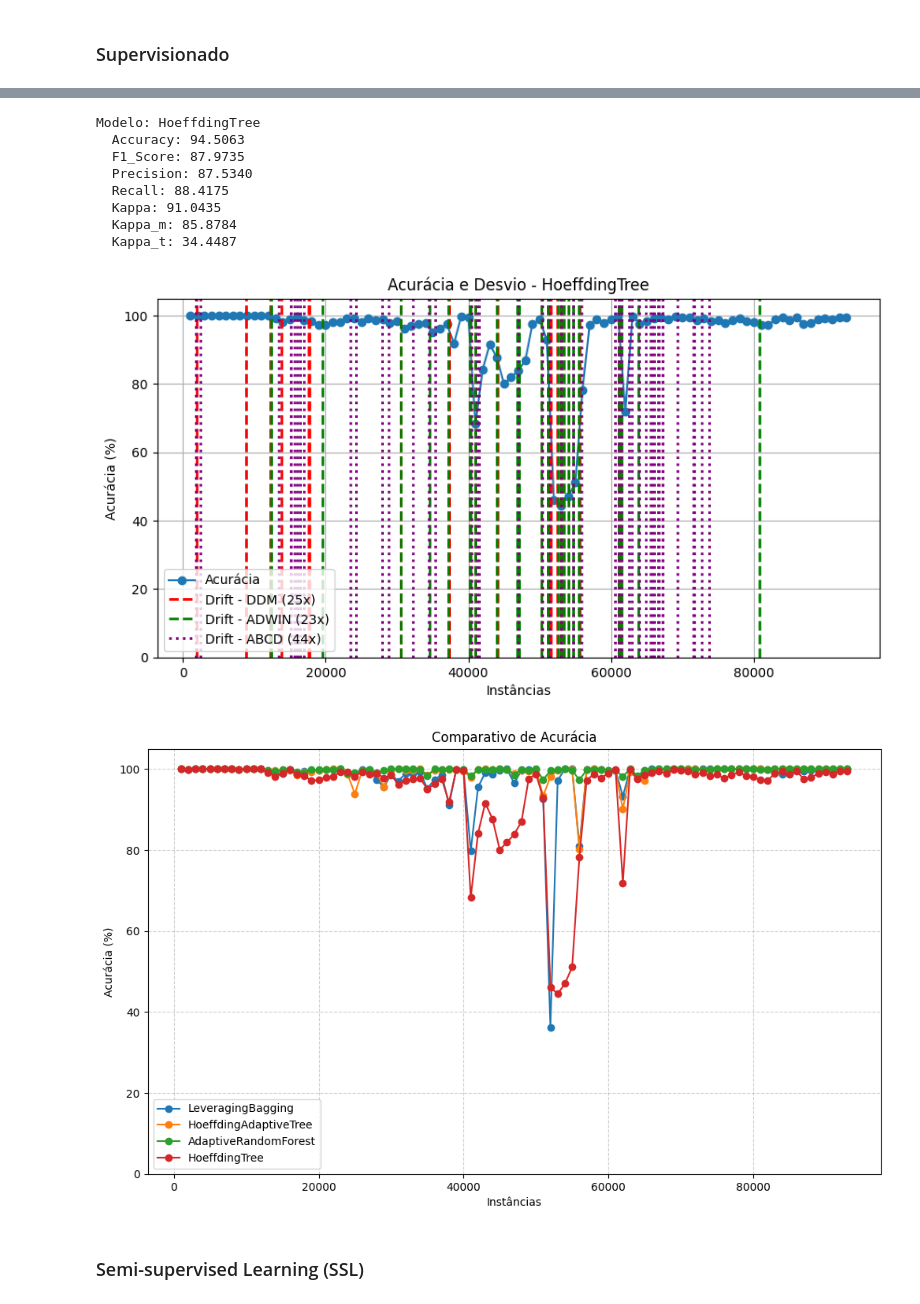
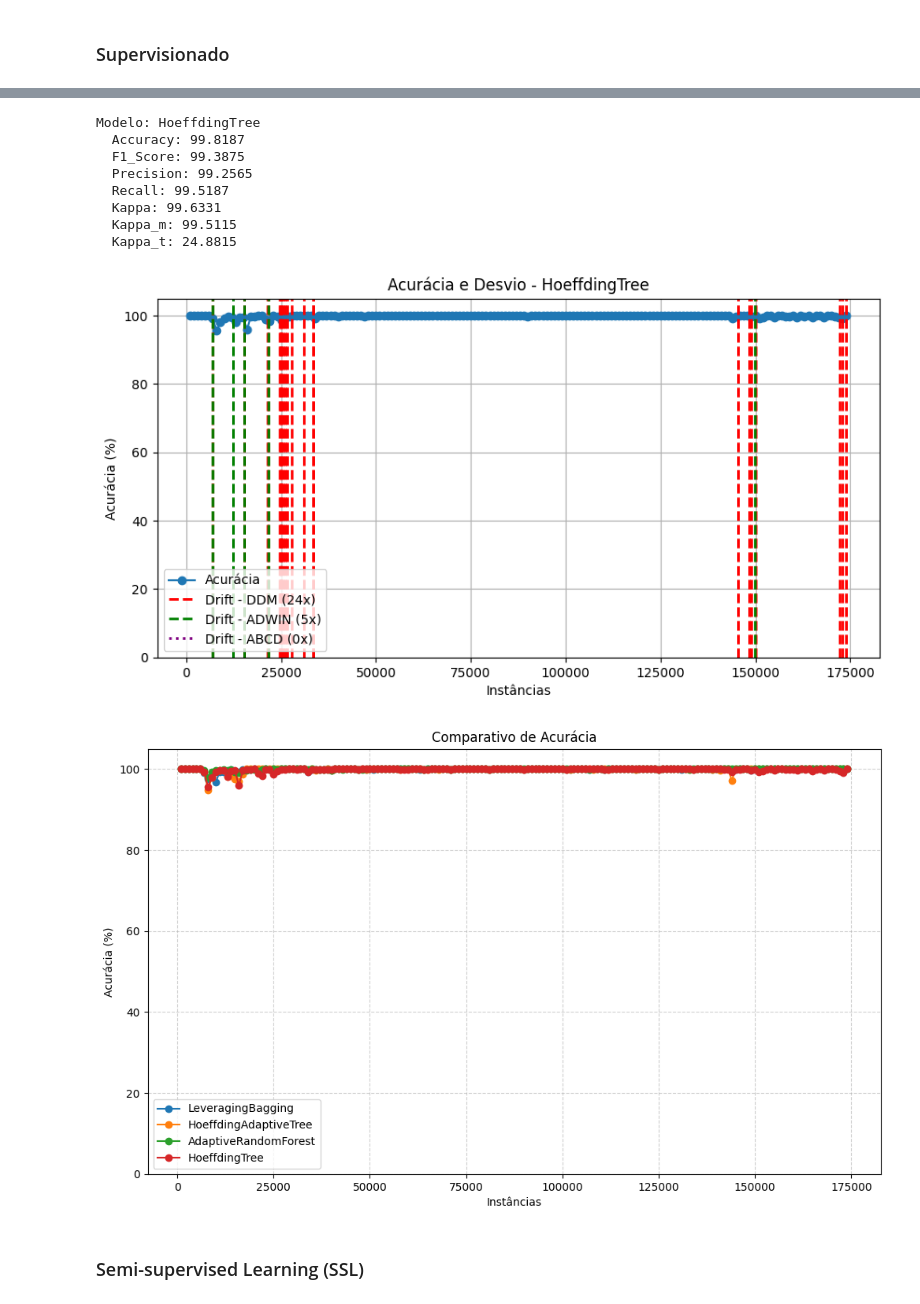
Before and after one commit to iRocktys/anomaly-detection-data-stream, a Jupyter notebook: Multiplos_Algoritmos_SM.ipynb, the cells around one changed output, grey strips where cells are left out. Saved outputs shown, nothing was run; the diff lists cells and outputs as text; code cells hidden in the pictures.

Commit message:
Atualizando criar_stream e primeiro teste com multiplos algoritmos

```diff
--- a/Multiplos_Algoritmos_SM.ipynb
+++ b/Multiplos_Algoritmos_SM.ipynb
@@ -239,14 +52,29 @@ Isso garante que todos os modelos sejam treinados e avaliados exatamente sob as
 Os hiperparâmetros dos modelos devem ser ajustados no arquivo ``py/models.py``
 # %%
 from py.models import get_models
+from py.functions import criar_stream
 
-MAX_INSTANCES = 93070
-WINDOW_SIZE = 1000
-DELAY_LENGTH = 500
-LABEL_PROBABILITY = 0.75
+# FILE = r'datasets\CICDDoS2019\data\Benign_DNS.csv'
+FILE = r'datasets\CICDDoS2019\data\Benign_DNS_LDAP.csv'
+df_raw = pd.read_csv(FILE)
+
+# Esta função única faz todo o trabalho de Carga, Limpeza, Ordenação e Criação
+stream, le_global, features_finais = criar_stream(
+    df=df_raw
+)
 
 # Para alterar entre as streams sintética e real
-stream = CICDDoS2019
-# stream = streams["Robust_Drift"]
 print(stream.get_schema())
+
+# --- Verificações e Logs ---
+print("-" * 40)
+print(f"Processamento Concluído.")
+print(f"Features Originais no CSV: {len(df_raw.columns)}")
+print(f"Features Mantidas (após remoção de redundância): {len(features_finais)}")
+print("-" * 40)
+print("Schema da Stream (CapyMOA):")
+print(stream.get_schema())
+print("-" * 40)
+print("Colunas Selecionadas:", features_finais)
+print(len(df_raw))
 # %% [output]
@@ -270,6 +98,11 @@ print(stream.get_schema())
 # %% [markdown]
 ### Supervisionado
 # %%
+MAX_INSTANCES = len(df_raw)
+WINDOW_SIZE = 1000
+DELAY_LENGTH = 0
+LABEL_PROBABILITY = 1.0
+
 models_to_test = get_models(stream.schema, WINDOW_SIZE, delay_length=DELAY_LENGTH)
 instance_count_history = []
 count = 0
@@ -413,13 +246,13 @@ Modelo: AdaptiveRandomForest
 Modelo: HoeffdingTree
-  Accuracy: 94.5063
-  F1_Score: 87.9735
-  Precision: 87.5340
-  Recall: 88.4175
-  Kappa: 91.0435
-  Kappa_m: 85.8784
-  Kappa_t: 34.4487
+  Accuracy: 99.8187
+  F1_Score: 99.3875
+  Precision: 99.2565
+  Recall: 99.5187
+  Kappa: 99.6331
+  Kappa_m: 99.5115
+  Kappa_t: 24.8815
-[figure, old version]
+[figure, new version]
-[figure, old version]
+[figure, new version]
 # %% [markdown]
 ### Semi-supervised Learning (SSL)
 # %%
```
Also changed, not shown: parts of 10 cells of this notebook, 2 other files.
